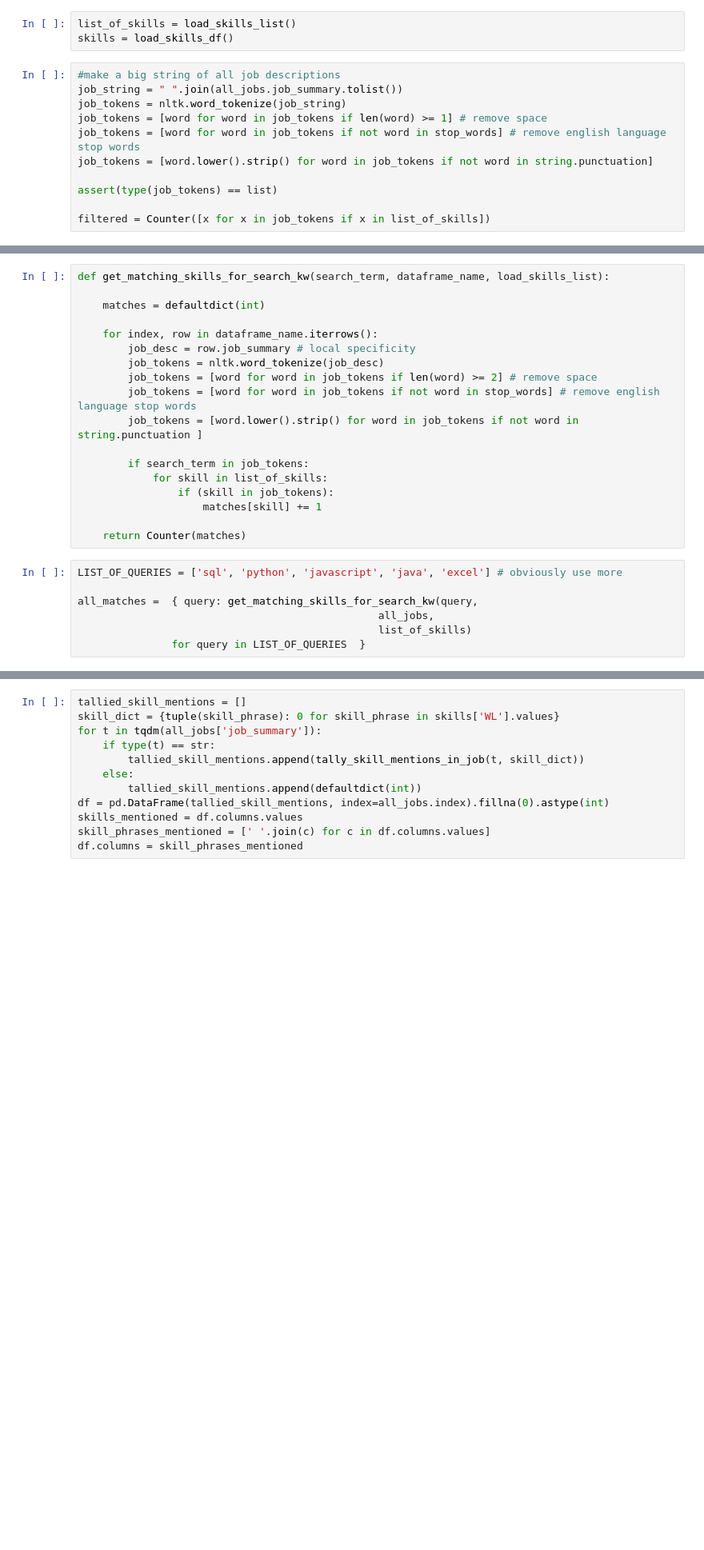
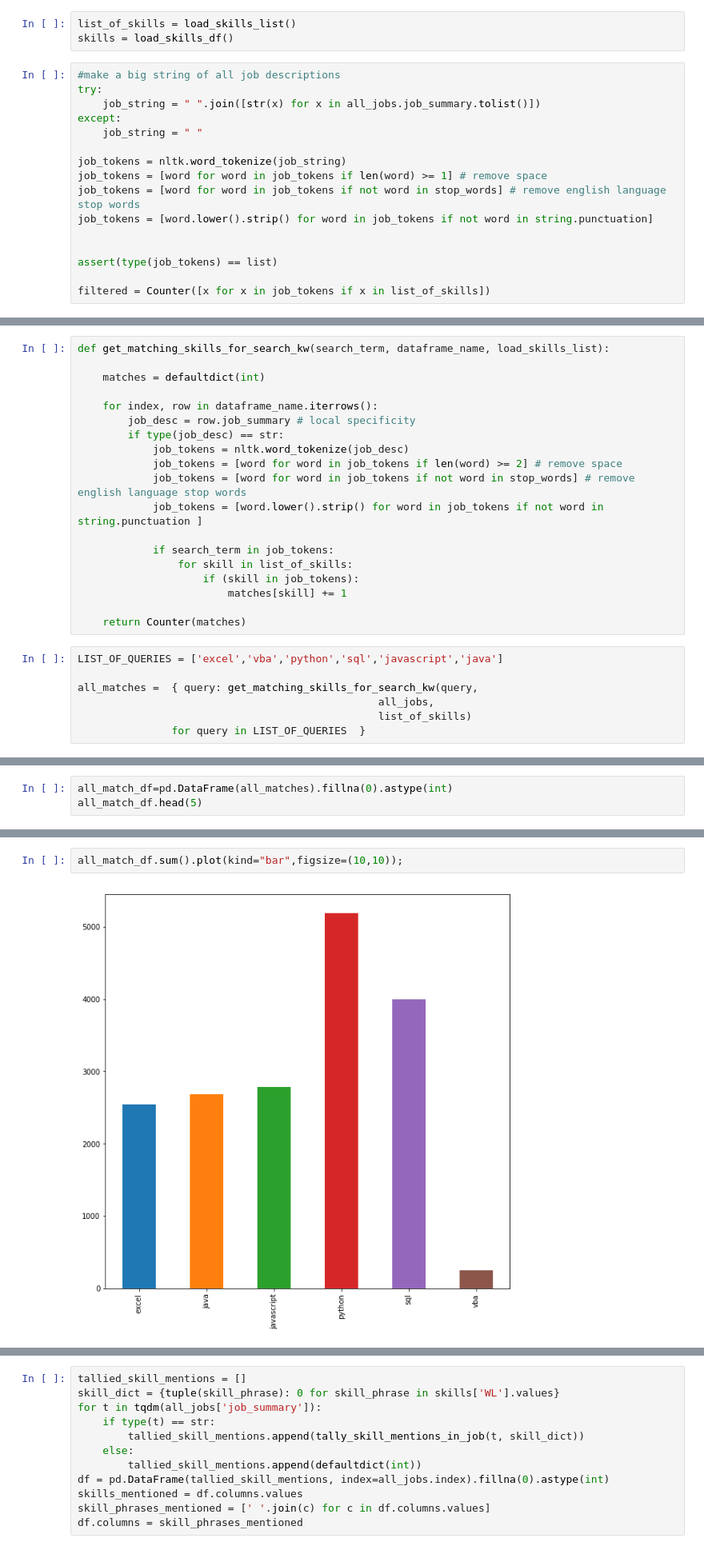
Before and after one commit to mccuecode/project1, a Jupyter notebook: project1_complete_updated.ipynb, the cells around one changed output, grey strips where cells are left out. Shown at 80% size. Saved outputs shown, nothing was run; the diff lists cells and outputs as text; blank space fills up the shorter version.

```diff
--- a/project1_complete_updated.ipynb
+++ b/project1_complete_updated.ipynb
@@ -226,12 +233,17 @@ list_of_skills = load_skills_list()
 skills = load_skills_df()
 # %%
 #make a big string of all job descriptions
-job_string = " ".join(all_jobs.job_summary.tolist())
+try:
+    job_string = " ".join([str(x) for x in all_jobs.job_summary.tolist()])
+except:
+    job_string = " "
+
 job_tokens = nltk.word_tokenize(job_string)
 job_tokens = [word for word in job_tokens if len(word) >= 1] # remove space
 job_tokens = [word for word in job_tokens if not word in stop_words] # remove english language stop words
 job_tokens = [word.lower().strip() for word in job_tokens if not word in string.punctuation]
 
+
 assert(type(job_tokens) == list)
 
 filtered = Counter([x for x in job_tokens if x in list_of_skills])
@@ -262,19 +277,20 @@ def get_matching_skills_for_search_kw(search_term, dataframe_name, load_skills_l
 
     for index, row in dataframe_name.iterrows():
         job_desc = row.job_summary # local specificity
-        job_tokens = nltk.word_tokenize(job_desc)
-        job_tokens = [word for word in job_tokens if len(word) >= 2] # remove space
-        job_tokens = [word for word in job_tokens if not word in stop_words] # remove english language stop words
-        job_tokens = [word.lower().strip() for word in job_tokens if not word in string.punctuation ]
+        if type(job_desc) == str:
+            job_tokens = nltk.word_tokenize(job_desc)
+            job_tokens = [word for word in job_tokens if len(word) >= 2] # remove space
+            job_tokens = [word for word in job_tokens if not word in stop_words] # remove english language stop words
+            job_tokens = [word.lower().strip() for word in job_tokens if not word in string.punctuation ]
 
-        if search_term in job_tokens:
-            for skill in list_of_skills:
-                if (skill in job_tokens):
-                    matches[skill] += 1
+            if search_term in job_tokens:
+                for skill in list_of_skills:
+                    if (skill in job_tokens):
+                        matches[skill] += 1
 
     return Counter(matches)
 # %%
-LIST_OF_QUERIES = ['sql', 'python', 'javascript', 'java', 'excel'] # obviously use more
+LIST_OF_QUERIES = ['excel','vba','python','sql','javascript','java']
 
 all_matches =  { query: get_matching_skills_for_search_kw(query,
                                                 all_jobs,
@@ -302,0 +319,3 @@ all_matches
+# %%
+all_match_df=pd.DataFrame(all_matches).fillna(0).astype(int)
+all_match_df.head(5)
@@ -302,0 +329,4 @@ all_matches
+# %%
+all_match_df.sum().plot(kind="bar",figsize=(10,10));
+# %% [output]
+[figure, added]
```
Also changed, not shown: parts of 26 cells of this notebook.
